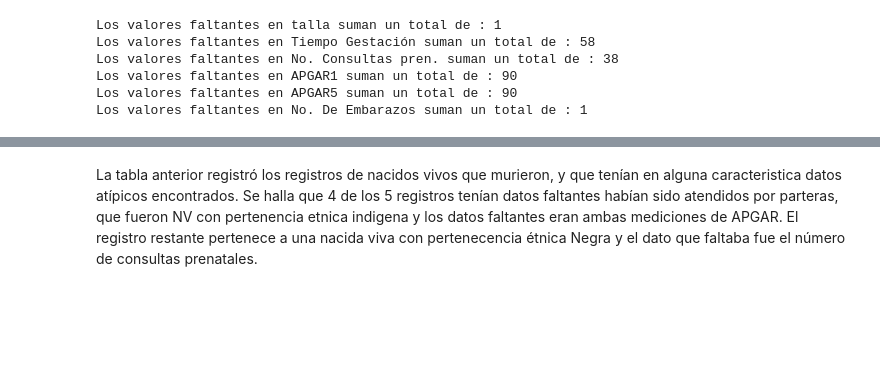
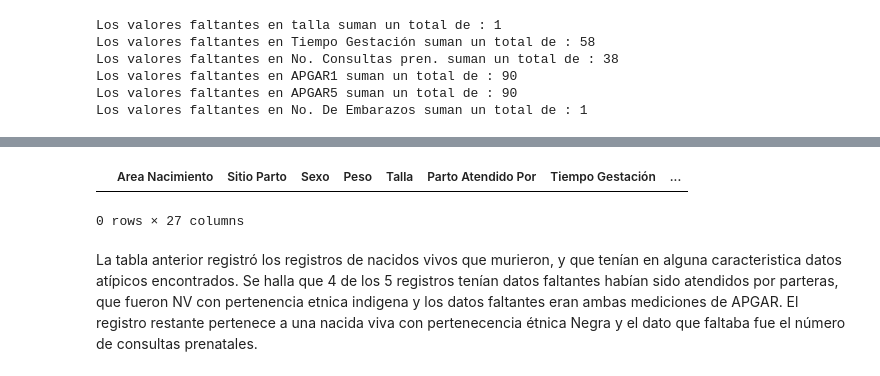
Before and after one commit to Estocastic/Hello-world, a Jupyter notebook: COD_BPN_V2.ipynb, the cells around one changed output, grey strips where cells are left out. Cells and saved outputs as stored; diff of their text form; code cells hidden in the pictures; blank space fills up the shorter version.

```diff
--- a/COD_BPN_V2.ipynb
+++ b/COD_BPN_V2.ipynb
@@ -906,0 +902,5 @@ df_desc[(df_desc['def'] == 1) & (atipicos)]
+# %%
+df_desc[(df_desc['def'] == 1) & (atipicos)]
+# %% [output]
+|  | Area Nacimiento | Sitio Parto | Sexo | Peso | Talla | Parto Atendido Por | Tiempo Gestación | ... |
+0 rows × 27 columns
```
Also changed, not shown: parts of 18 cells of this notebook.
